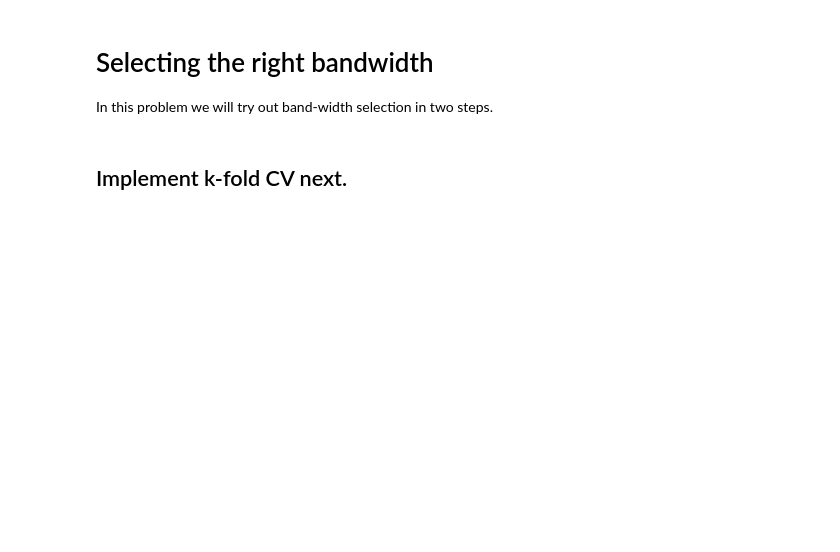
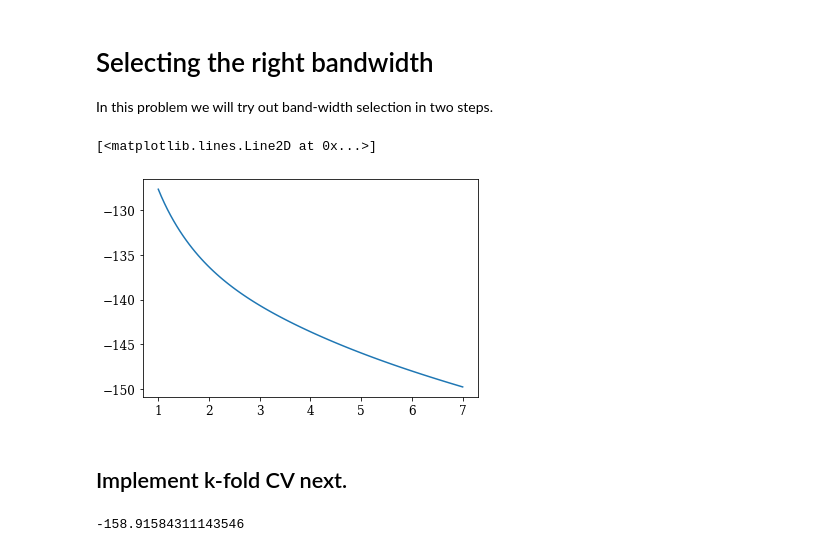
Before and after one commit to jbrinchmann/MLD2023, a Jupyter notebook: Lectures/Lecture 3/Notebooks/Bandwidth selection for MLD2023.ipynb, the cells around one changed output. Drawn from its saved outputs; the diff is of its cells as text; code cells hidden in the pictures; blank space fills up the shorter version.

```diff
--- a/Lectures/Lecture 3/Notebooks/Bandwidth selection for MLD2023.ipynb
+++ b/Lectures/Lecture 3/Notebooks/Bandwidth selection for MLD2023.ipynb
@@ -69,2 +71,9 @@ def score_many_bandwidths(t, kernel='gaussian', bws=None):
+# %%
+bws, scores  = score_many_bandwidths(t_bh)
+# %%
+plt.plot(bws, scores)
+# %% [output]
+[<matplotlib.lines.Line2D at 0x...>]
+[figure, added]
 # %% [markdown]
 ## Implement k-fold CV next.
@@ -70,0 +93,4 @@ def score_many_bandwidths(t, kernel='gaussian', bws=None):
+# %%
+lnP
+# %% [output]
+-158.91584311143546
```
Also changed, not shown: parts of 10 cells of this notebook.
